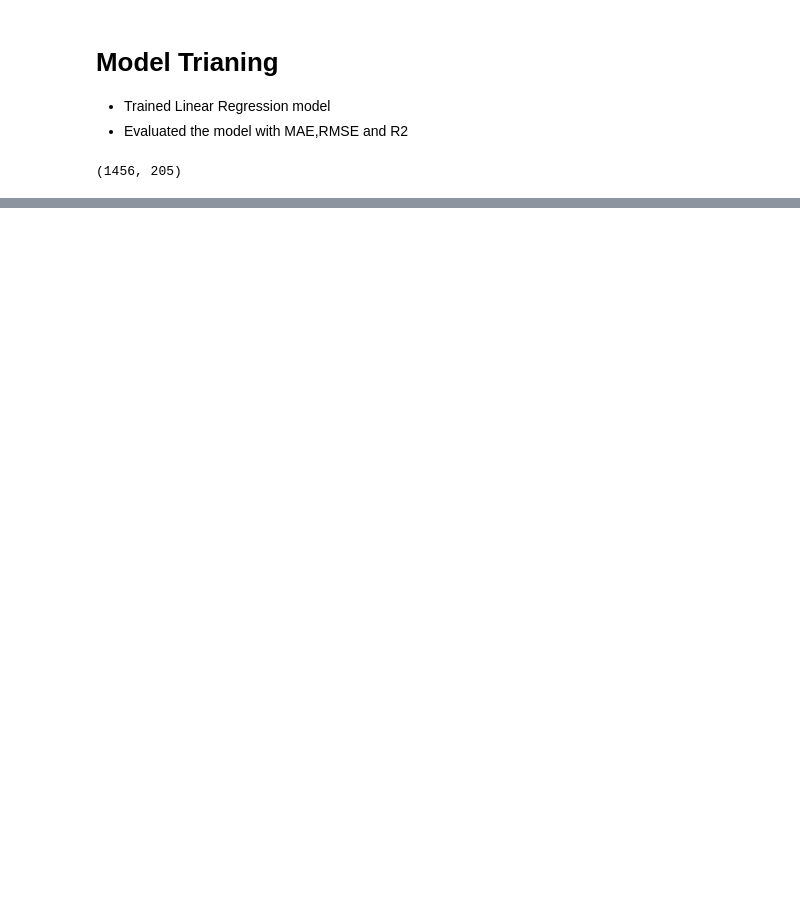
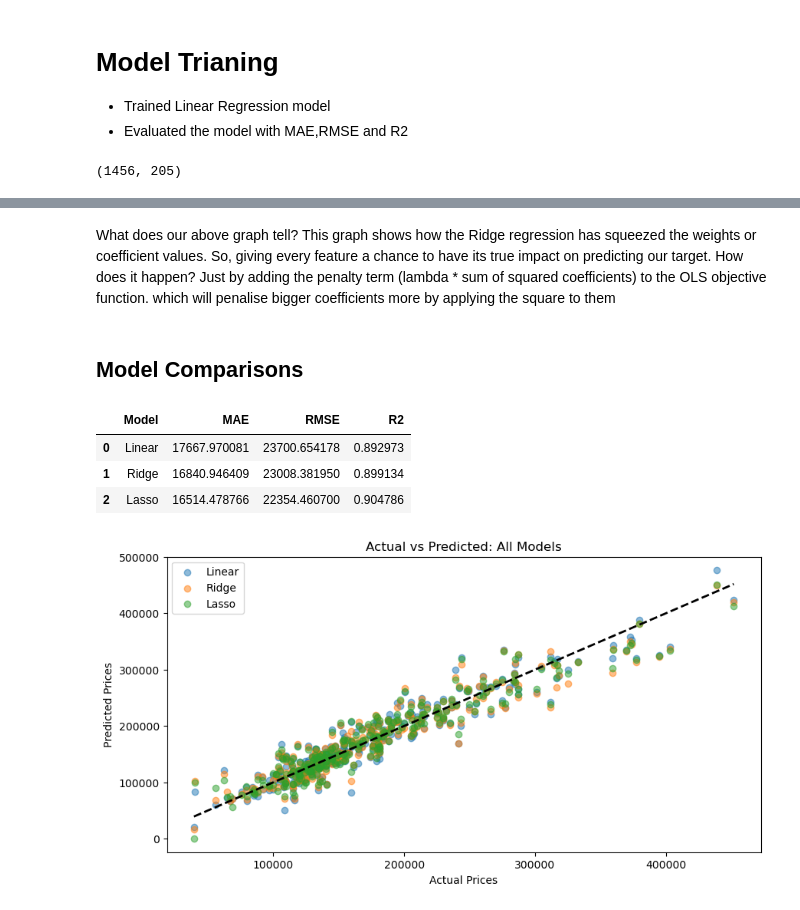
Before and after one commit to imran001046/house-price-prediction-ml, a Jupyter notebook: notebooks/03_modeling.ipynb, the cells around one changed output, grey strips where cells are left out. Drawn from its saved outputs; the diff is of its cells as text; code cells hidden in the pictures; blank space fills up the shorter version.

```diff
--- a/notebooks/03_modeling.ipynb
+++ b/notebooks/03_modeling.ipynb
@@ -145,0 +160,2 @@ plt.show()
+# %%
+y_pred_lasso = lasso_pipeline.predict(X_test)
@@ -145,0 +201,34 @@ plt.show()
+# %% [markdown]
+What does our above graph tell?
+This graph shows how the Ridge regression has squeezed the weights or coefficient values. So, giving every feature a chance to have its true impact on predicting our target.
+How does it happen? Just by adding the penalty term (lambda * sum of squared coefficients) to the OLS objective function. which will penalise bigger coefficients more by applying the square to them
+# %% [markdown]
+## Model Comparisons
+# %%
+# Model Comparisons
+
+results = pd.DataFrame({
+    "Model" : ["Linear", "Ridge","Lasso"],
+    "MAE" : [linear_scores[0], ridge_scores[0],lasso_scores[0]],
+    "RMSE" : [linear_scores[1], ridge_scores[1],lasso_scores[1]],
+    "R2" : [linear_scores[2], ridge_scores[2],lasso_scores[2]]
+ })
+results
+# %% [output]
+|  | Model | MAE | RMSE | R2 |
+| 0 | Linear | 17667.970081 | 23700.654178 | 0.892973 |
+| 1 | Ridge | 16840.946409 | 23008.381950 | 0.899134 |
+| 2 | Lasso | 16514.478766 | 22354.460700 | 0.904786 |
+# %%
+plt.figure(figsize=(10,5))
+plt.scatter(y_test, y_pred_linear, alpha=0.5, label="Linear")
+plt.scatter(y_test, y_pred_ridge, alpha=0.5, label="Ridge")
+plt.scatter(y_test, y_pred_lasso, alpha=0.5, label="Lasso")
+plt.plot([y_test.min(), y_test.max()],[y_test.min(),y_test.max()], "k--", lw=2)
+plt.xlabel("Actual Prices")
+plt.ylabel("Predicted Prices")
+plt.title("Actual vs Predicted: All Models")
+plt.legend()
+plt.show()
+# %% [output]
+[figure, added]
```
Also changed, not shown: parts of 23 cells of this notebook.
